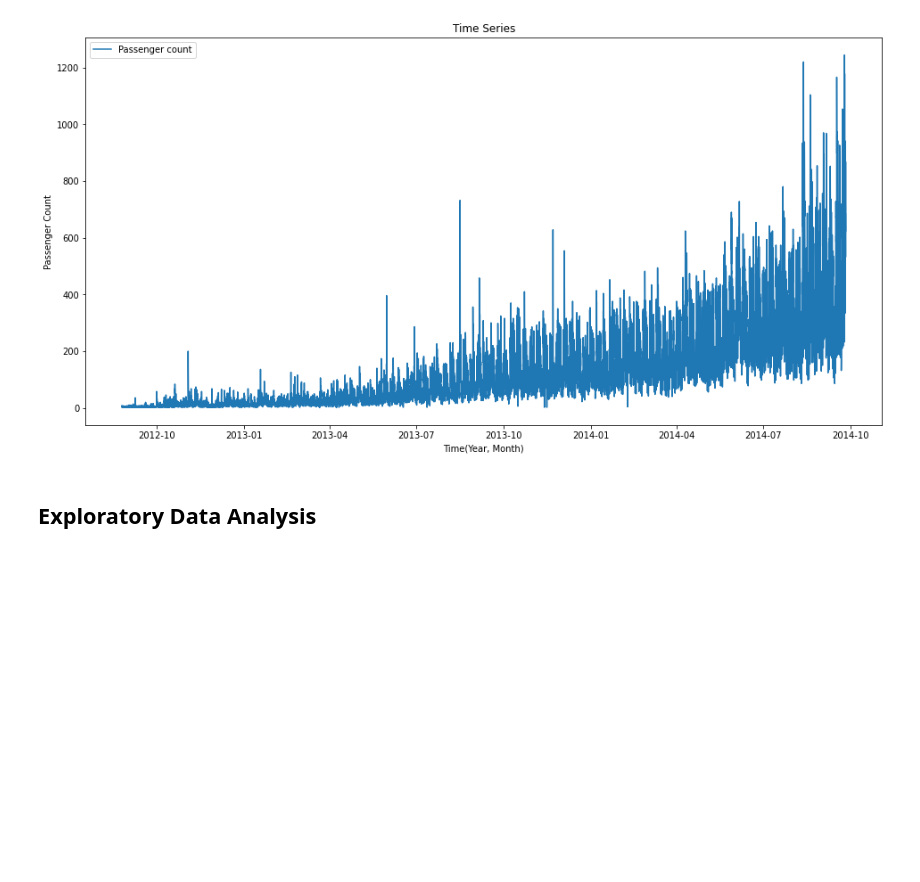
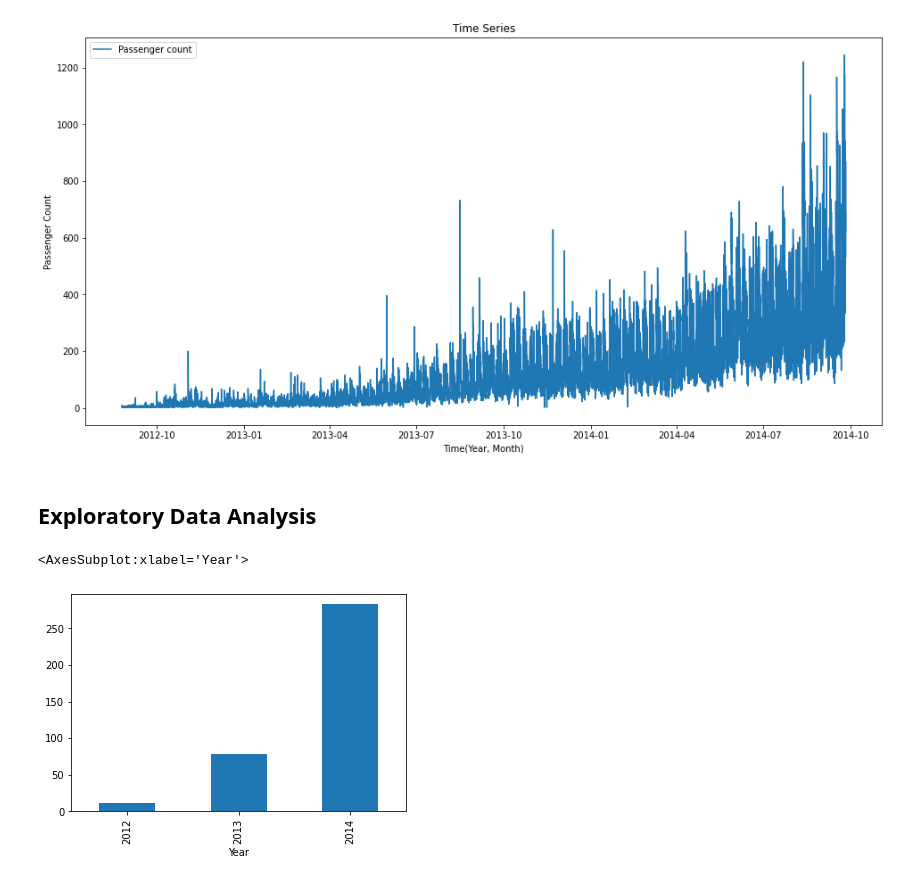
Before and after one commit to basel-ay/Transportation-Forecasting, a Jupyter notebook: Time_Series_Analysis_on_Transportation.ipynb, the cells around one changed output. Drawn from its saved outputs; the diff is of its cells as text; code cells hidden in the pictures; blank space fills up the shorter version.

```diff
--- a/Time_Series_Analysis_on_Transportation.ipynb
+++ b/Time_Series_Analysis_on_Transportation.ipynb
@@ -111,3 +111,8 @@ plt.legend(loc='best')
 [figure]
 # %% [markdown]
 ## Exploratory Data Analysis
+# %%
+train.groupby('Year')['Count'].mean().plot.bar()
+# %% [output]
+<AxesSubplot:xlabel='Year'>
+[figure, added]
```
Also changed, not shown: parts of 1 cell of this notebook.
